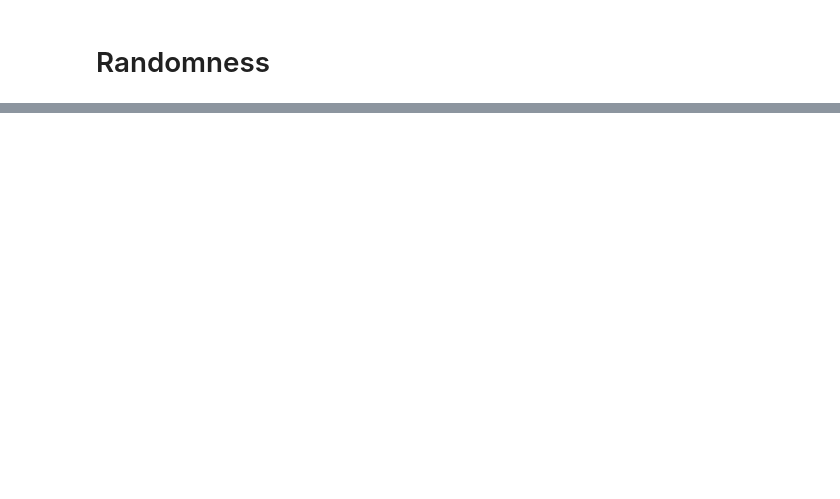
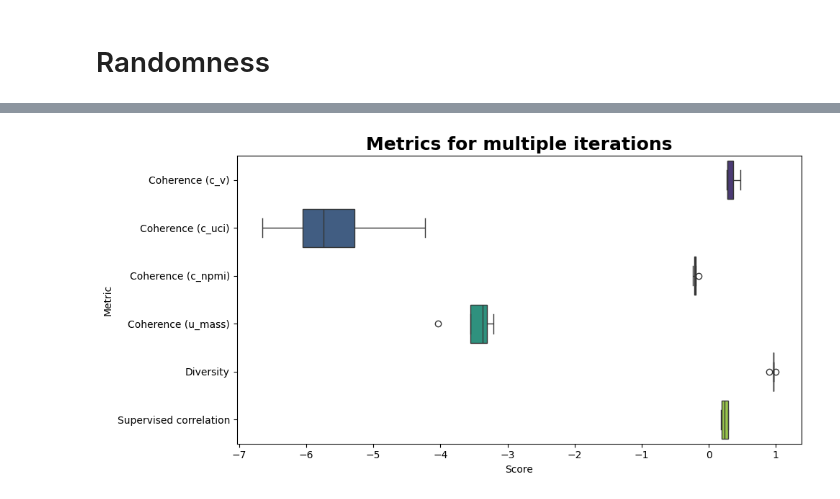
Before and after one commit to yoest/Topic-Modeling-Analysis, a Jupyter notebook: topic_modeling/vontss/test_01.ipynb, the cells around one changed output, grey strips where cells are left out. Cells and saved outputs as stored; diff of their text form; code cells hidden in the pictures; blank space fills up the shorter version.

```diff
--- a/topic_modeling/vontss/test_01.ipynb
+++ b/topic_modeling/vontss/test_01.ipynb
@@ -182,0 +184,12 @@ metrics_df
+# %%
+plt.figure(figsize=(10, 5))
+plt.title('Metrics for multiple iterations', fontsize=18, fontweight='bold')
+
+sns.boxplot(data=metrics_df, orient='h', palette='viridis')
+plt.xlabel('Score')
+plt.ylabel('Metric')
+
+plt.tight_layout()
+plt.savefig('../../figures/vontss/randomness_boxplot_metrics.png')
+# %% [output]
+[figure, added]
```
Also changed, not shown: parts of 8 cells of this notebook, 10 other files.
